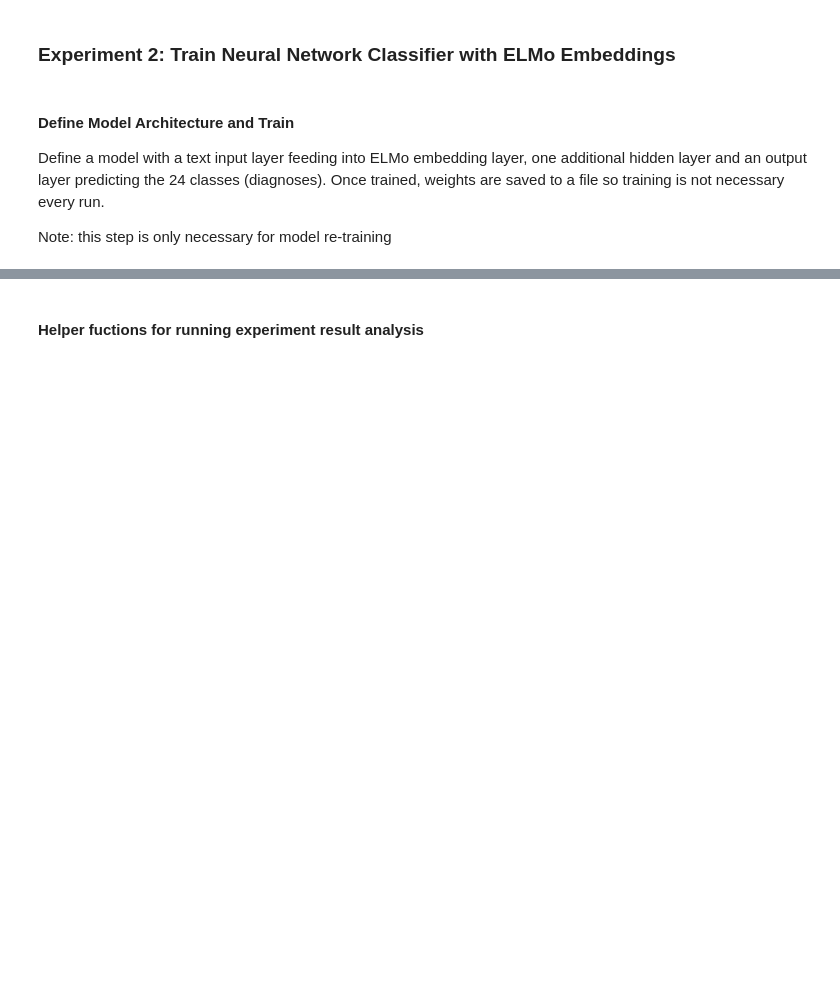
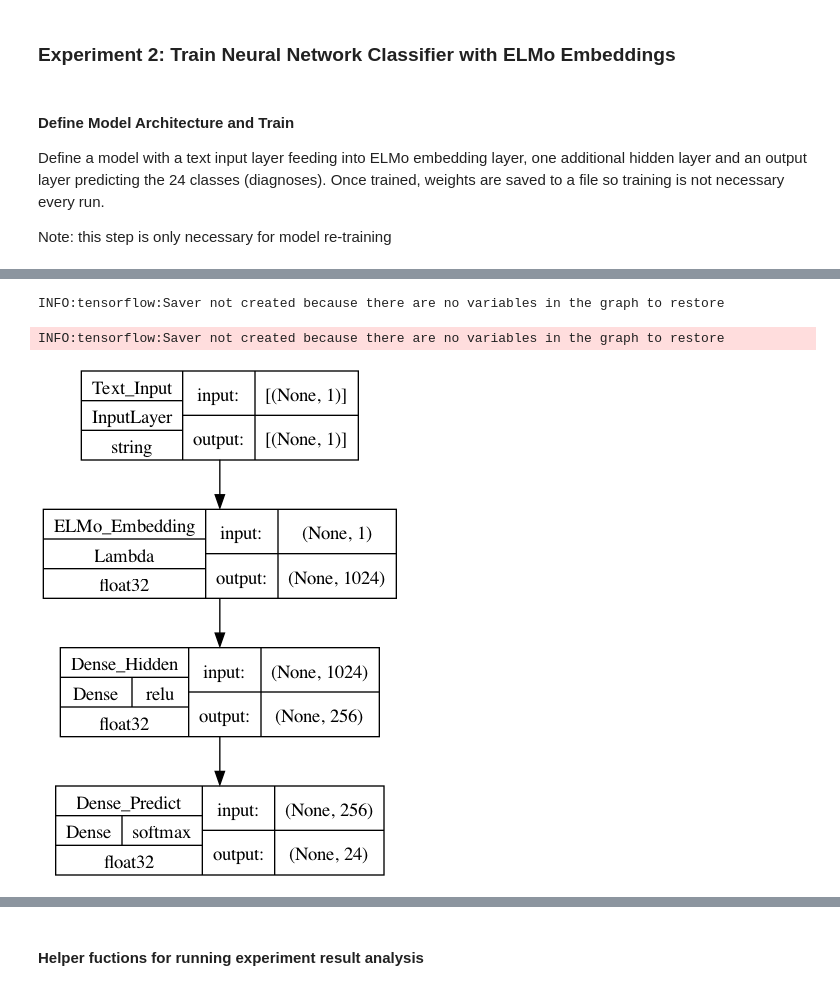
Before and after one commit to t4ai/nlp-medical-diagnosis-classifier, a Jupyter notebook: diagnostic-predictor.ipynb, the cells around one changed output, grey strips where cells are left out. Drawn from its saved outputs; the diff is of its cells as text; code cells hidden in the pictures; blank space fills up the shorter version.

Commit message:
model export and other tweaks

```diff
--- a/diagnostic-predictor.ipynb
+++ b/diagnostic-predictor.ipynb
@@ -343,10 +343,10 @@ Note: this step is only necessary for model re-training
 # %%
 # Build Model
 def build_nn_model():
-    input_text = Input(shape=(1,), dtype=tf.string)
-    embedding = Lambda(elmo_embedding, output_shape=(1024, ))(input_text)
-    dense = Dense(256, activation='relu')(embedding)
-    pred = Dense(24, activation='softmax')(dense)
+    input_text = Input(shape=(1,), dtype=tf.string, name="Text_Input")
+    embedding = Lambda(elmo_embedding, output_shape=(1024, ), name="ELMo_Embedding")(input_text)
+    dense = Dense(256, activation='relu', name="Dense_Hidden")(embedding)
+    pred = Dense(24, activation='softmax', name="Dense_Predict")(dense)
     model = Model(inputs=[input_text], outputs=pred)
     model.compile(loss='categorical_crossentropy', optimizer='adam', metrics=['accuracy'])
     return model
@@ -382,3 +382,20 @@ Epoch 20/20
+# %%
+model1 = build_nn_model()
+keras.utils.plot_model(
+    model1,
+    show_shapes=True,
+    show_dtype=True,
+    show_layer_names=True,
+    rankdir="TB",
+    expand_nested=True,
+    dpi=96,
+    layer_range=None,
+    show_layer_activations=True
+)
+# %% [output]
+INFO:tensorflow:Saver not created because there are no variables in the graph to restore
+INFO:tensorflow:Saver not created because there are no variables in the graph to restore
+[figure, added]
 # %%
 # visualize training progression
 
```
Also changed, not shown: parts of 13 cells of this notebook, 5 other files.
